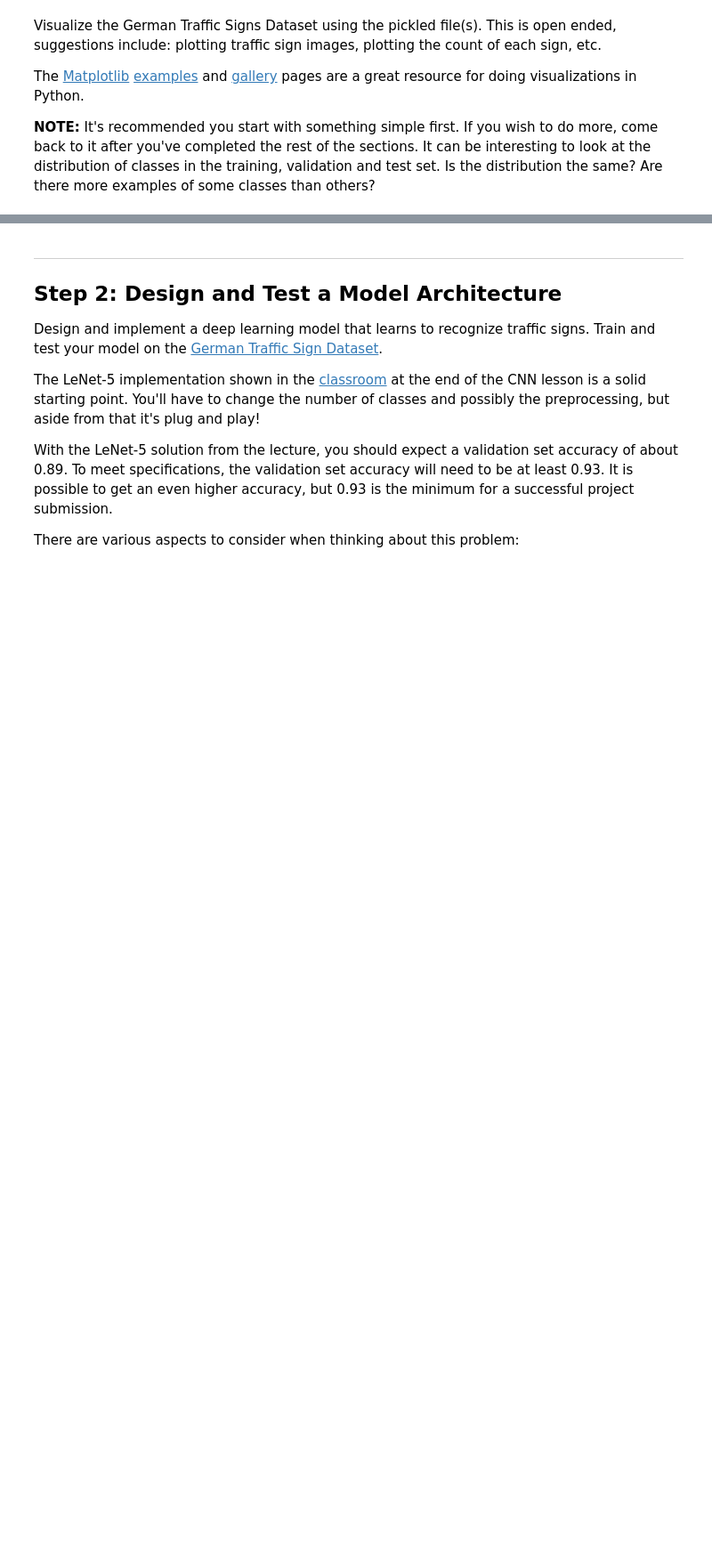
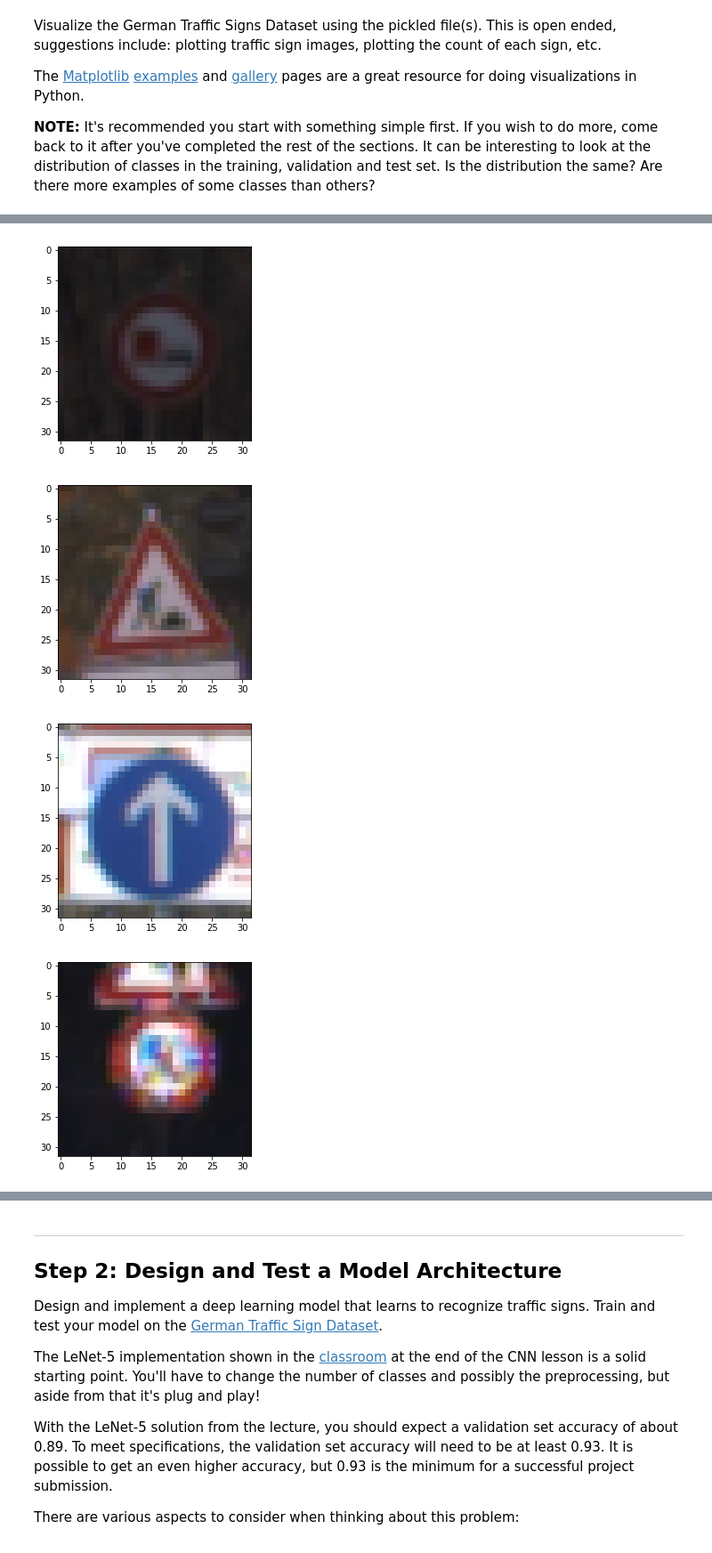
Before and after one commit to moomou/CarND-Traffic-Sign-Classifier-Project, a Jupyter notebook: Traffic_Sign_Classifier.ipynb, the cells around one changed output, grey strips where cells are left out. Shown at 89% size. Cells and saved outputs as stored; diff of their text form; code cells hidden in the pictures; blank space fills up the shorter version.

```diff
--- a/Traffic_Sign_Classifier.ipynb
+++ b/Traffic_Sign_Classifier.ipynb
@@ -115,0 +139,11 @@ import matplotlib.pyplot as plt
+# %%
+# simply plot some images
+for i in range(5):
+    idx = random.randint(0, len(X_train))
+    plt.figure()
+    plt.imshow(X_train[idx])
+# %% [output]
+[figure, added]
+[figure, added]
+[figure, added]
+[figure, added]
```
Also changed, not shown: parts of 17 cells of this notebook, 7 other files.
